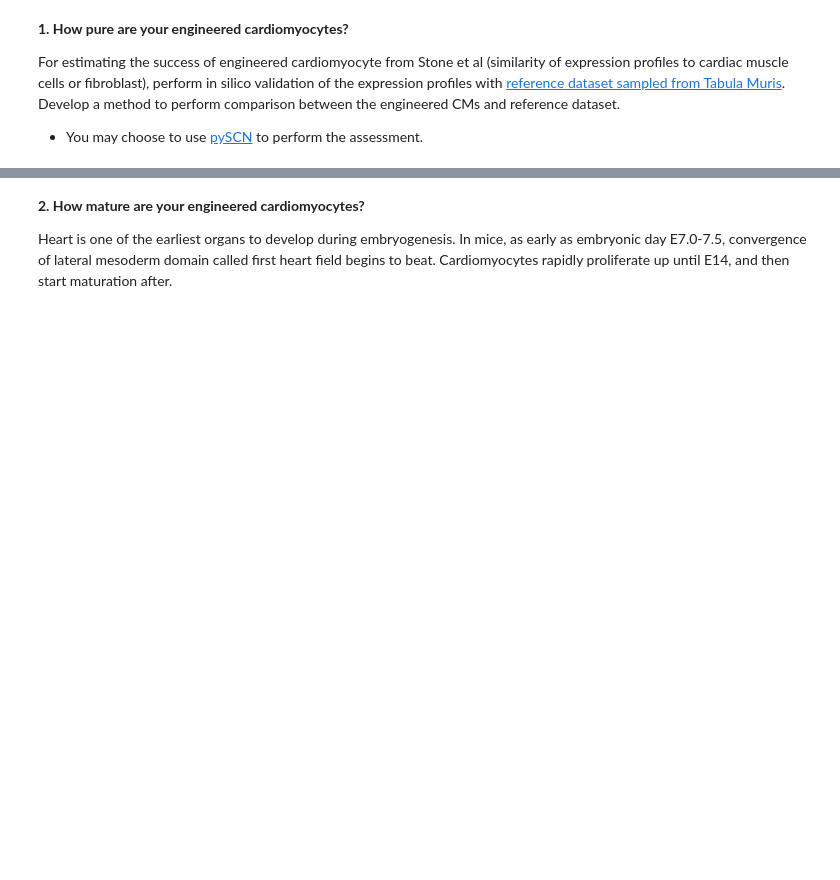
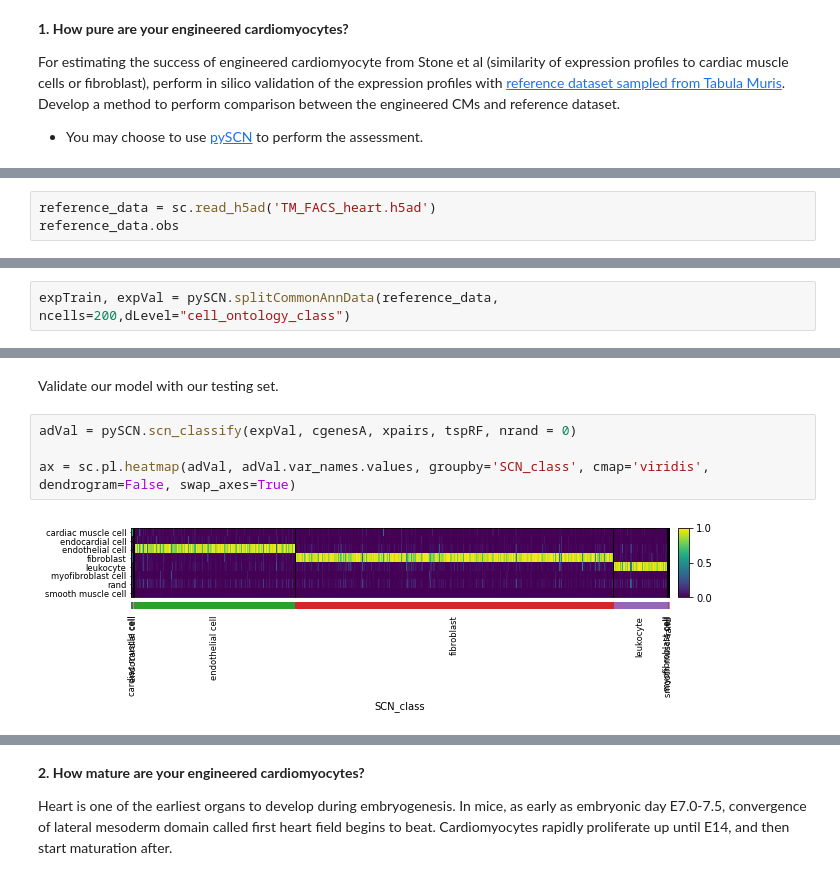
Before and after one commit to shoulton/CSCB-Final-Project, a Jupyter notebook: Final_project.ipynb, the cells around one changed output, grey strips where cells are left out. Drawn from its saved outputs; the diff is of its cells as text; blank space fills up the shorter version.

```diff
--- a/Final_project.ipynb
+++ b/Final_project.ipynb
@@ -23,0 +40,3 @@ For estimating the success of engineered cardiomyocyte from Stone et al (similar
+# %%
+reference_data = sc.read_h5ad('TM_FACS_heart.h5ad')
+reference_data.obs
@@ -23,0 +77,2 @@ For estimating the success of engineered cardiomyocyte from Stone et al (similar
+# %%
+expTrain, expVal = pySCN.splitCommonAnnData(reference_data, ncells=200,dLevel="cell_ontology_class")
@@ -23,0 +113,8 @@ For estimating the success of engineered cardiomyocyte from Stone et al (similar
+# %% [markdown]
+Validate our model with our testing set.
+# %%
+adVal = pySCN.scn_classify(expVal, cgenesA, xpairs, tspRF, nrand = 0)
+
+ax = sc.pl.heatmap(adVal, adVal.var_names.values, groupby='SCN_class', cmap='viridis', dendrogram=False, swap_axes=True)
+# %% [output]
+[figure, added]
```
Also changed, not shown: parts of 10 cells of this notebook, 1 other file.
